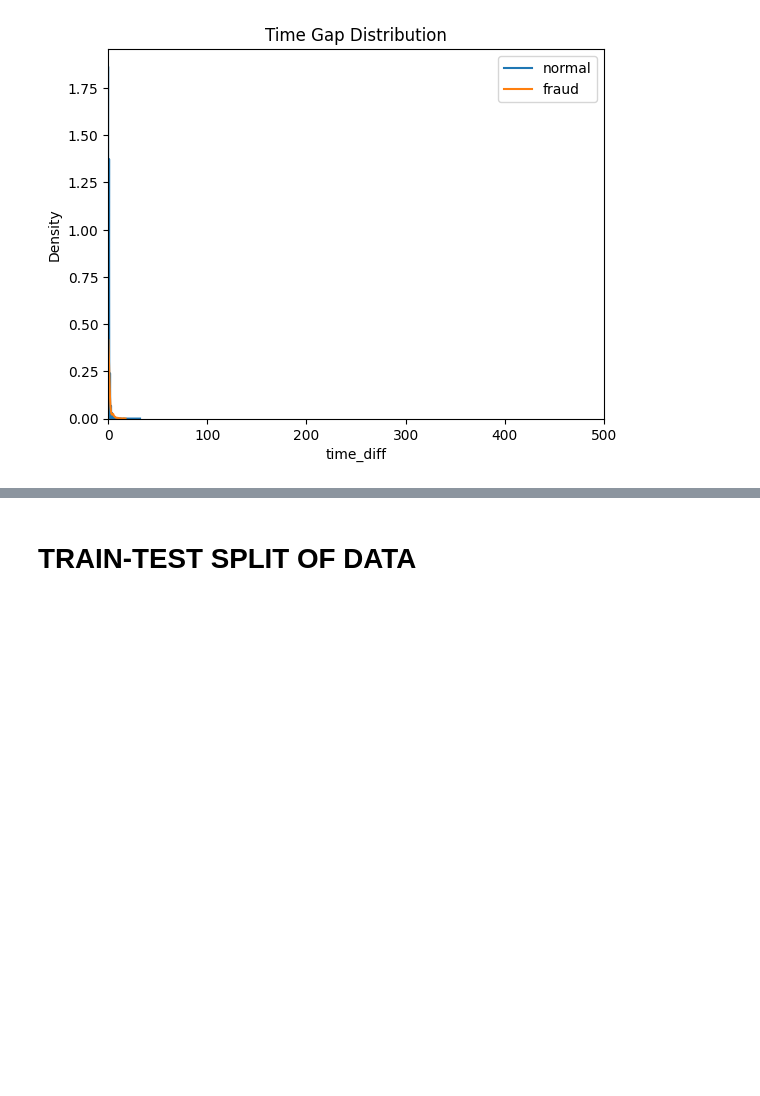
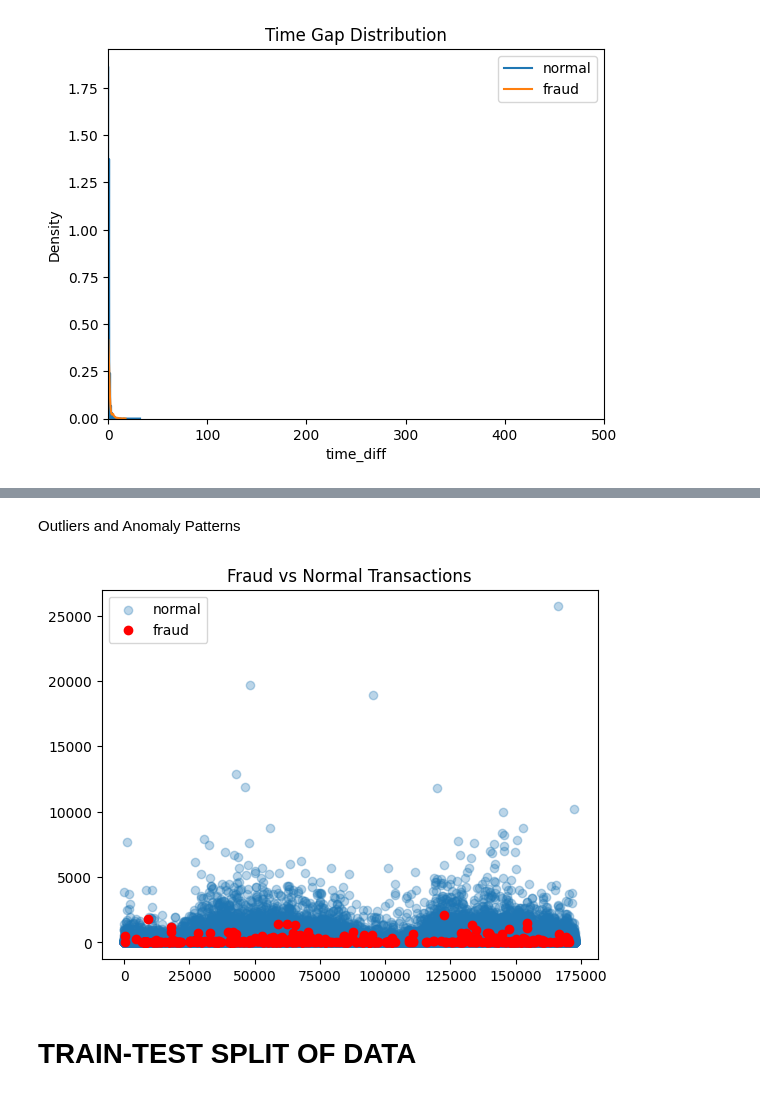
Before and after one commit to nevilleajim/real_time_fraud_detection_system, a Jupyter notebook: real_time_fraud_detection_system.ipynb, the cells around one changed output, grey strips where cells are left out. Saved outputs shown, nothing was run; the diff lists cells and outputs as text; code cells hidden in the pictures; blank space fills up the shorter version.

```diff
--- a/real_time_fraud_detection_system.ipynb
+++ b/real_time_fraud_detection_system.ipynb
@@ -207,3 +243,26 @@ plt.show()
+# %% [markdown]
+Outliers and Anomaly Patterns
+# %%
+# Fraud often lives in low-density regions but, not all anomalies are fraud
+plt.scatter(
+    data[data["Class"] == 0]["Time"],
+    data[data["Class"] == 0]["Amount"],
+    alpha=0.3,
+    label="normal"
+)
+
+plt.scatter(
+    data[data["Class"] == 1]["Time"],
+    data[data["Class"] == 1]["Amount"],
+    color="red",
+    label="fraud"
+)
+
+plt.legend()
+plt.title("Fraud vs Normal Transactions")
+plt.show()
+# %% [output]
+[figure, added]
 # %% [markdown]
 # TRAIN-TEST SPLIT OF DATA
 # %%
```
Also changed, not shown: parts of 12 cells of this notebook.
